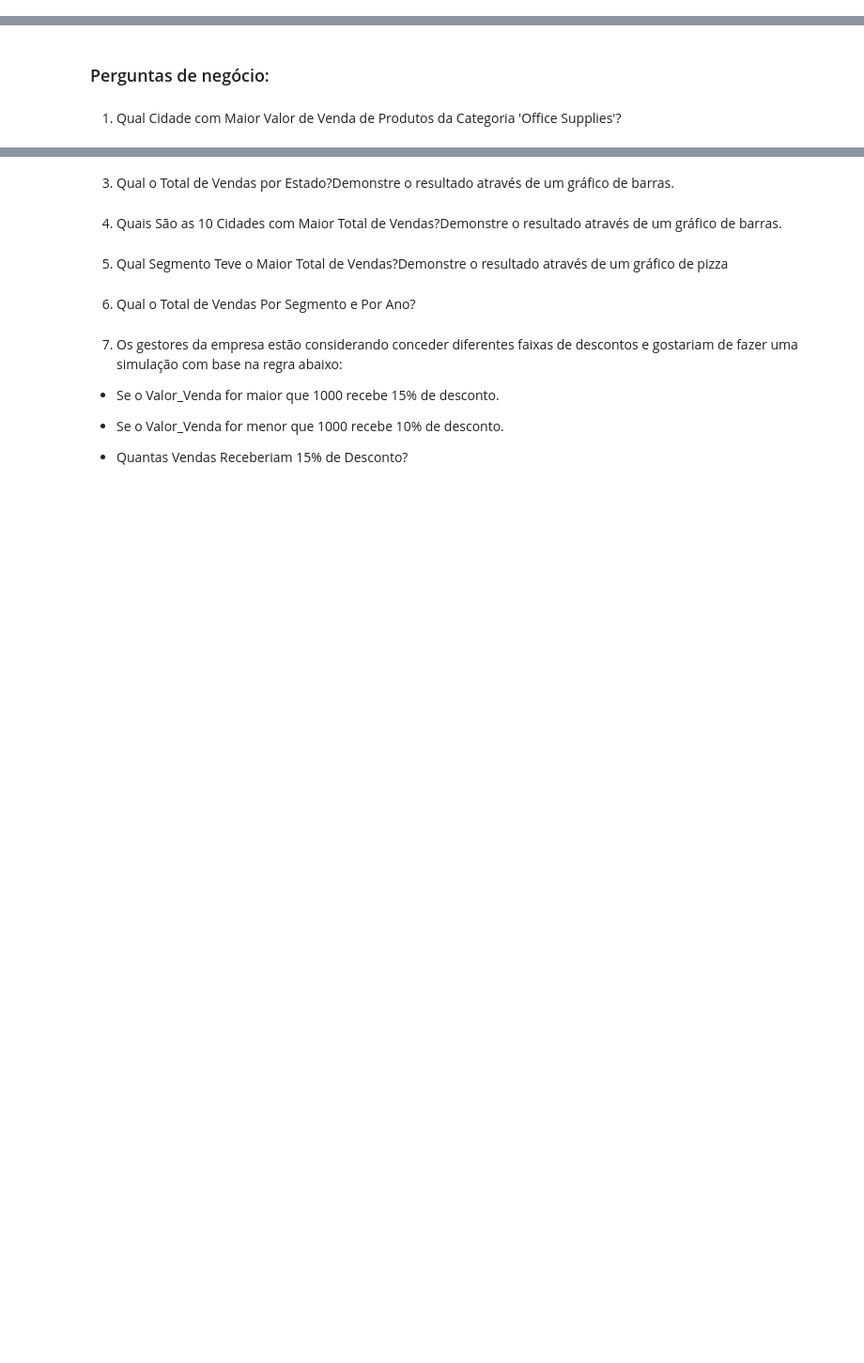
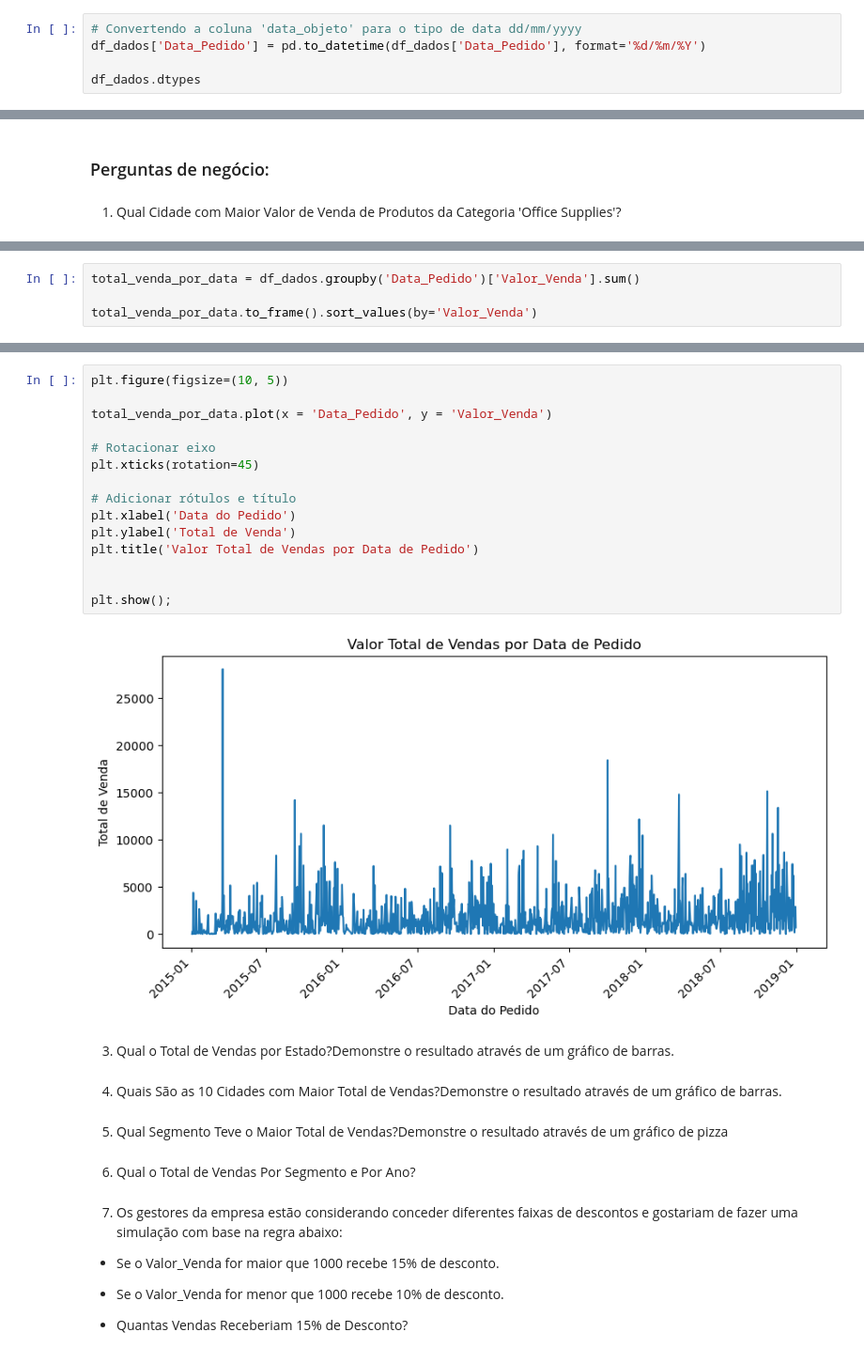
Before and after one commit to prisciladalepiane/data_sci_py, a Jupyter notebook: Projetos/Projeto2.ipynb, the cells around one changed output, grey strips where cells are left out. Shown at 94% size. Saved outputs shown, nothing was run; the diff lists cells and outputs as text; blank space fills up the shorter version.

```diff
--- a/Projetos/Projeto2.ipynb
+++ b/Projetos/Projeto2.ipynb
@@ -45,0 +57,5 @@ dtype: object
+# %%
+# Convertendo a coluna 'data_objeto' para o tipo de data dd/mm/yyyy
+df_dados['Data_Pedido'] = pd.to_datetime(df_dados['Data_Pedido'], format='%d/%m/%Y')
+
+df_dados.dtypes
@@ -84,0 +128,4 @@ df_dados[df_dados['Categoria'] == 'Office Supplies']["Valor_Venda"].max()
+# %%
+total_venda_por_data = df_dados.groupby('Data_Pedido')['Valor_Venda'].sum()
+
+total_venda_por_data.to_frame().sort_values(by='Valor_Venda')
@@ -85,3 +147,20 @@ df_dados[df_dados['Categoria'] == 'Office Supplies']["Valor_Venda"].max()
+# %%
+plt.figure(figsize=(10, 5))
+
+total_venda_por_data.plot(x = 'Data_Pedido', y = 'Valor_Venda')
+
+# Rotacionar eixo
+plt.xticks(rotation=45)
+
+# Adicionar rótulos e título
+plt.xlabel('Data do Pedido')
+plt.ylabel('Total de Venda')
+plt.title('Valor Total de Vendas por Data de Pedido')
+
+
+plt.show();
+# %% [output]
+[figure, added]
 # %% [markdown]
 3) Qual o Total de Vendas por Estado?Demonstre o resultado através de um gráfico de barras.
 # %% [markdown]
```
Also changed, not shown: parts of 9 cells of this notebook.
